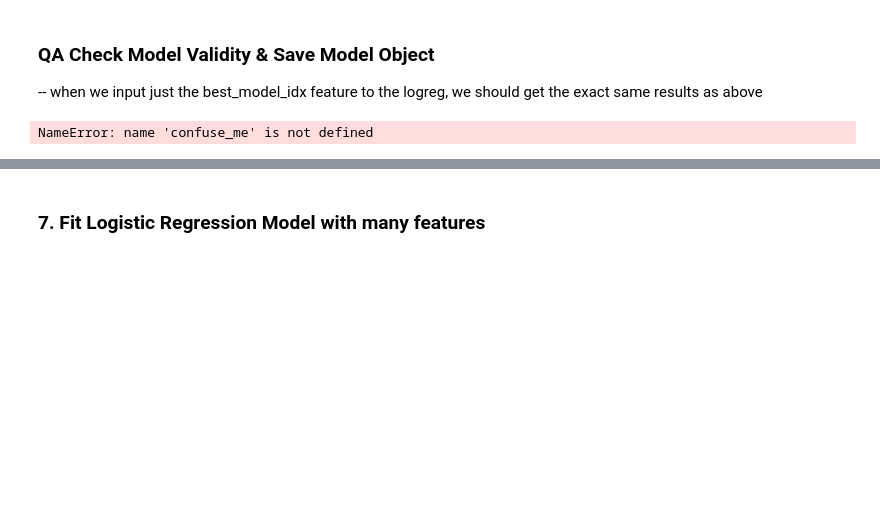
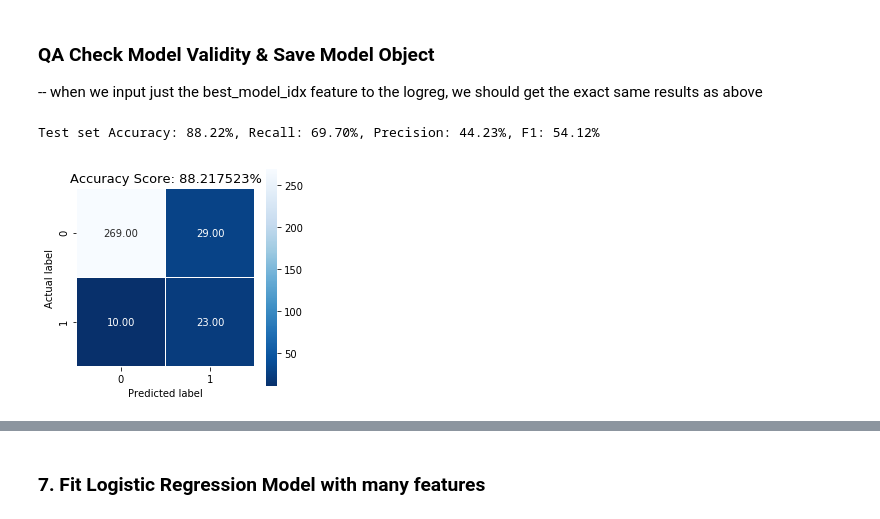
Before and after one commit to kaschbacher/publications, a Jupyter notebook: artifact_detector/PPG_Artifact_Detection.ipynb, the cells around one changed output, grey strips where cells are left out. Saved outputs shown, nothing was run; the diff lists cells and outputs as text; code cells hidden in the pictures; blank space fills up the shorter version.

```diff
--- a/artifact_detector/PPG_Artifact_Detection.ipynb
+++ b/artifact_detector/PPG_Artifact_Detection.ipynb
@@ -397,22 +391,22 @@ array([0.118242, 0.009246, 0.026242, ..., 0.07637 , 0.082558, 0.070869])
 ### QA Check Model Validity & Save Model Object
 -- when we input just the best_model_idx feature to the logreg, we should get the exact same results as above
 # %%
-from sklearn.externals import joblib
 # Define Features/Outcome & Partitions
-X = features[:, best_model_idx].reshape(-1, 1)# Test set Accuracy: 89.76%, Recall: 78.57%, Precision: 44.00%
+X = features[:, best_model_idx].reshape(-1, 1)
 y = labels
 X_train, X_test, y_train, y_test = train_test_split(X, y, test_size=0.33, random_state=42)
 
 # Evaluate
 reg = fit_model(X_train, X_test, y_train, y_test)
-cm, scores = confuse_me(reg, X_test, y_test)
+cm, scores = confusion_matrix(reg, X_test, y_test)
 
 summarize(scores)
 plot_cm(cm, scores)
 
-# save the model to disk
+# Save the model to disk, so we can load it and apply to rest of dataset
 filename = 'finalized_model.sav'
-joblib.dump(reg, filename)
+#joblib.dump(reg, filename)
 # %% [output]
-NameError: name 'confuse_me' is not defined
+Test set Accuracy: 88.22%, Recall: 69.70%, Precision: 44.23%, F1: 54.12%
+[figure, added]
 # %%
```
Also changed, not shown: parts of 15 cells of this notebook.
